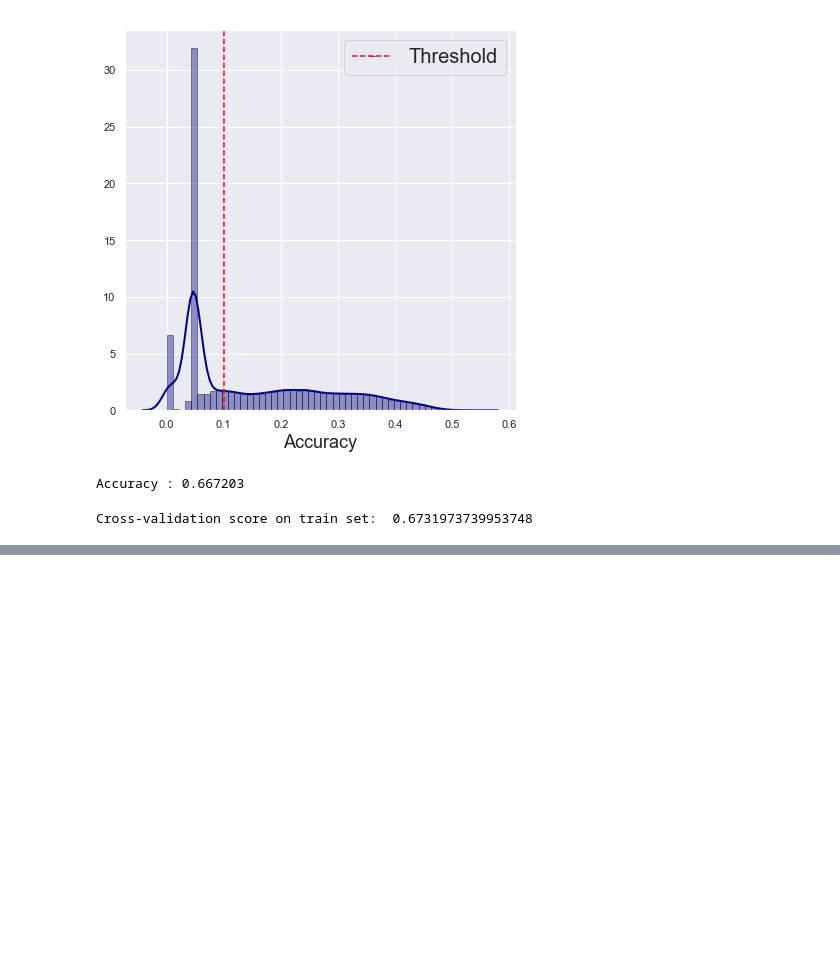
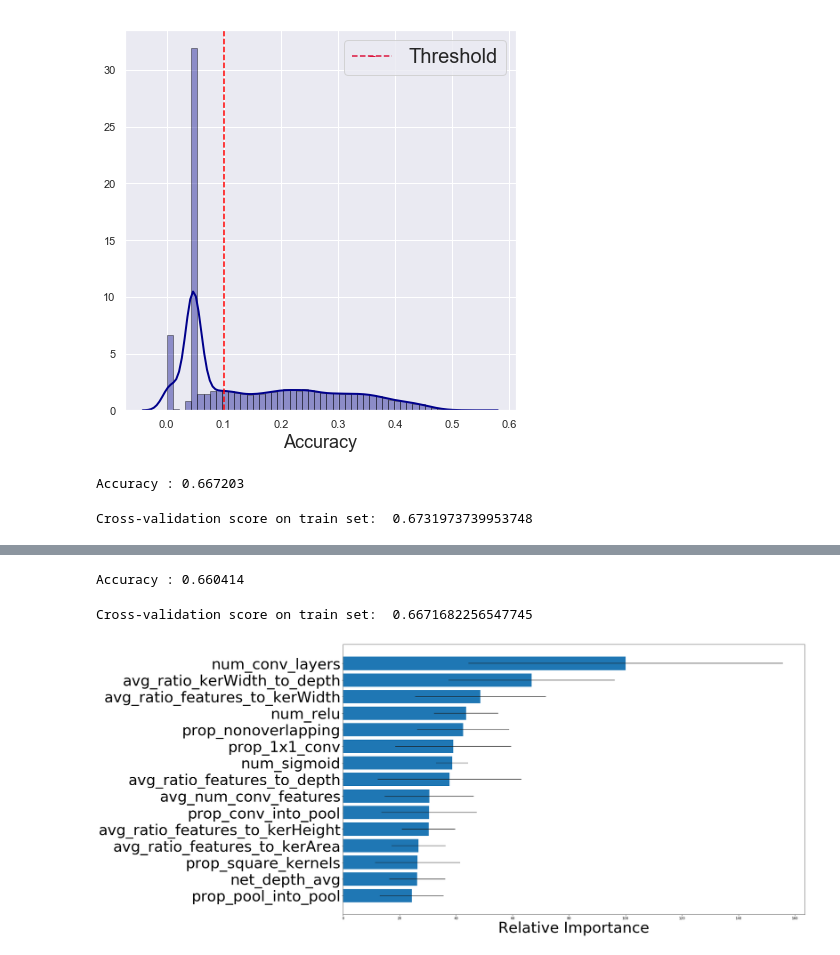
Before and after one commit to Duchstf/CNN-Architectural-Analysis, a Jupyter notebook: MINERvA-Vertex-Finding/Code/First-population-analysis.ipynb, the cells around one changed output, grey strips where cells are left out. Cells and saved outputs as stored; diff of their text form; code cells hidden in the pictures; blank space fills up the shorter version.

Commit message:
Update first population analysis notebook files

```diff
--- a/MINERvA-Vertex-Finding/Code/First-population-analysis.ipynb
+++ b/MINERvA-Vertex-Finding/Code/First-population-analysis.ipynb
@@ -131,0 +138,42 @@ plt.show()
+# %%
+ext = ExtraTreesClassifier(n_estimators=50, max_depth=24,
+                           min_samples_split=50, bootstrap = False,
+                            warm_start = True, random_state=0)
+ext.fit(X_train, y_train)
+
+print("Accuracy : %f" % ext.score(X_test, y_test))
+# %% [output]
+Accuracy : 0.660414
+# %%
+print("Cross-validation score on train set: ", np.average(cross_val_score(ext, X_train, y_train, cv = 5)))
+# %% [output]
+Cross-validation score on train set:  0.6671682256547745
+# %%
+#Feature importance extraction from model
+feature_importance11 = ext.feature_importances_
+
+# Compute the standard deviation
+std11 = np.std([tree.feature_importances_ for tree in ext.estimators_], axis=0)
+
+#scale the std first
+std11 = 100.0 * (std11/ feature_importance11.max())
+
+# make importances relative to max importance
+feature_importance11 = 100.0 * (feature_importance11 / feature_importance11.max())
+
+features_importance_rf11 = pd.DataFrame({'Feature':X.columns,'Importance':feature_importance11, "Error":std11})
+
+Sorted_Features_importance_rf11 = features_importance_rf11.sort_values(by=['Importance'])
+
+#Just show the first 15 most important features
+toShow_151 = Sorted_Features_importance_rf11.iloc[-15:,:]
+
+pos = np.arange(toShow_151.shape[0]) + .5
+
+fig = plt.figure(figsize = [25,15])
+plt.barh(pos, toShow_151['Importance'], align='center', xerr = toShow_151['Error'])
+plt.yticks(pos, toShow_151['Feature'], fontsize = 45)
+plt.xlabel('Relative Importance', fontsize = 45)
+plt.show()
+# %% [output]
+[figure, added]
```
Also changed, not shown: parts of 7 cells of this notebook.
